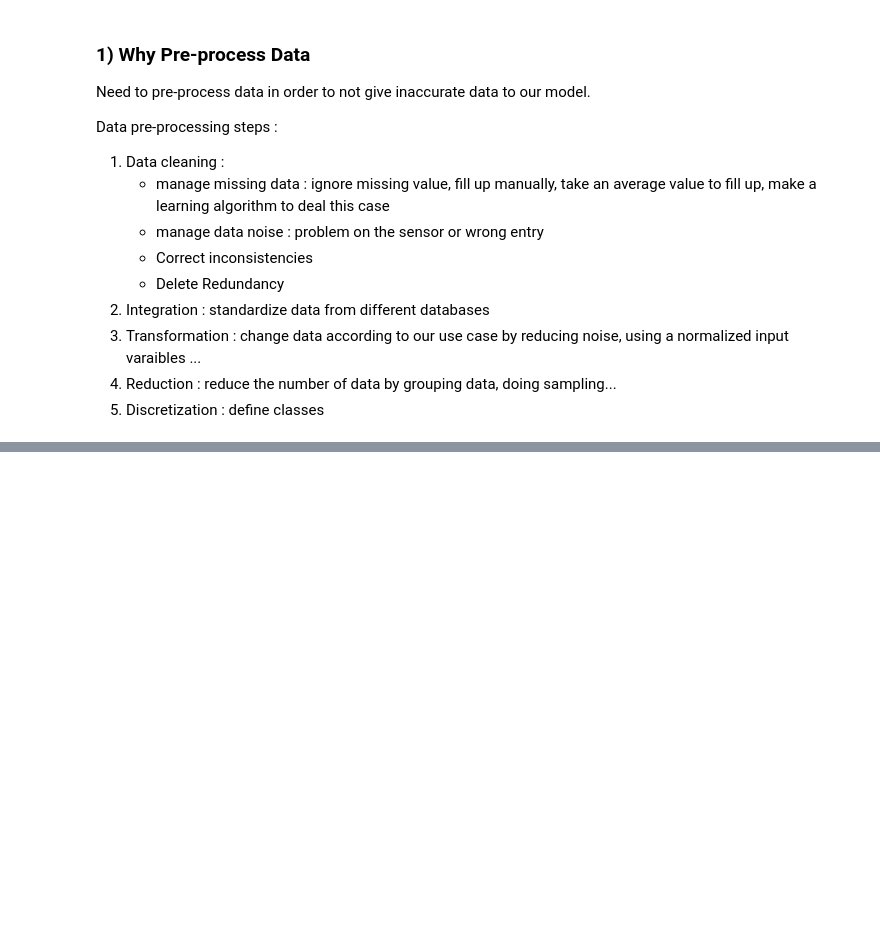
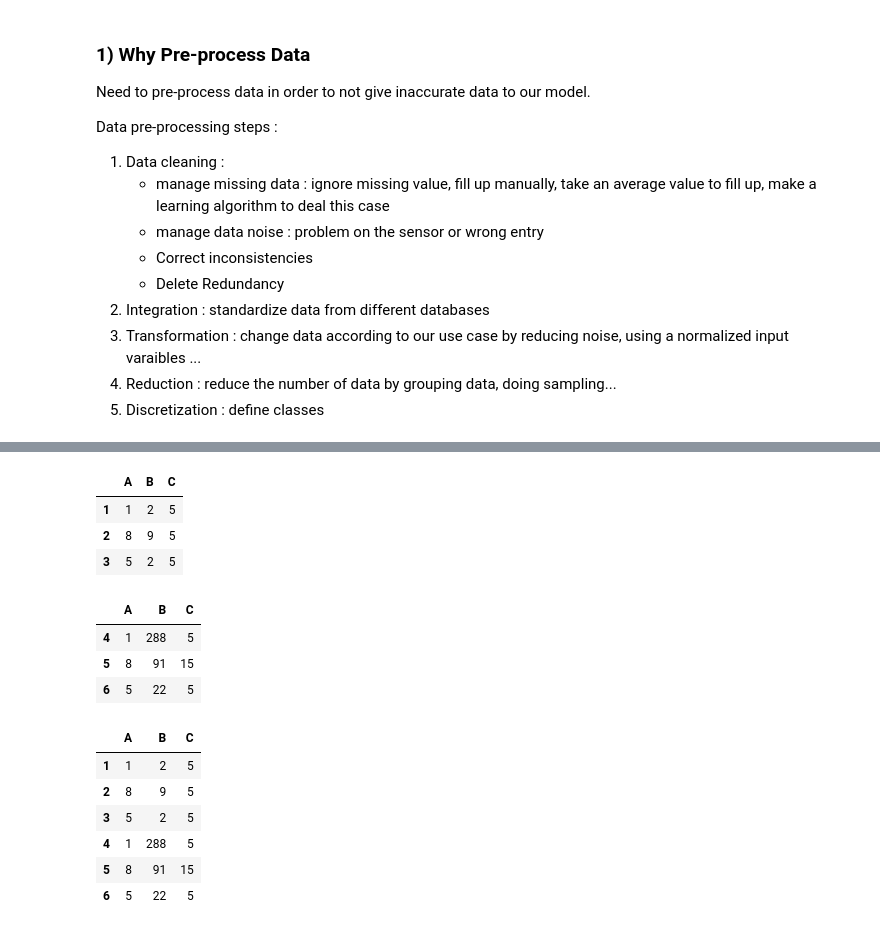
Before and after one commit to Thanusan19/Python_DataScience, a Jupyter notebook: Python_DataScience_Linkedin_tutorial.ipynb, the cells around one changed output, grey strips where cells are left out. Saved outputs shown, nothing was run; the diff lists cells and outputs as text; code cells hidden in the pictures; blank space fills up the shorter version.

```diff
--- a/Python_DataScience_Linkedin_tutorial.ipynb
+++ b/Python_DataScience_Linkedin_tutorial.ipynb
@@ -253,0 +473,29 @@ sum(g)
+# %%
+#Pandas Data Frame Concatenate
+df1 = pd.DataFrame([[1,2,5],[8,9,5],[5,2,5]], index=[1,2,3], columns=['A','B','C'])
+df2 = pd.DataFrame([[1,288,5],[8,91,15],[5,22,5]], index=[4,5,6], columns=['A','B','C'])
+
+df1
+# %% [output]
+|  | A | B | C |
+| 1 | 1 | 2 | 5 |
+| 2 | 8 | 9 | 5 |
+| 3 | 5 | 2 | 5 |
+# %%
+df2
+# %% [output]
+|  | A | B | C |
+| 4 | 1 | 288 | 5 |
+| 5 | 8 | 91 | 15 |
+| 6 | 5 | 22 | 5 |
+# %%
+#concatenate two dataframe
+pd.concat([df1,df2])
+# %% [output]
+|  | A | B | C |
+| 1 | 1 | 2 | 5 |
+| 2 | 8 | 9 | 5 |
+| 3 | 5 | 2 | 5 |
+| 4 | 1 | 288 | 5 |
+| 5 | 8 | 91 | 15 |
+| 6 | 5 | 22 | 5 |
```
Also changed, not shown: parts of 71 cells of this notebook, 5 other files.
